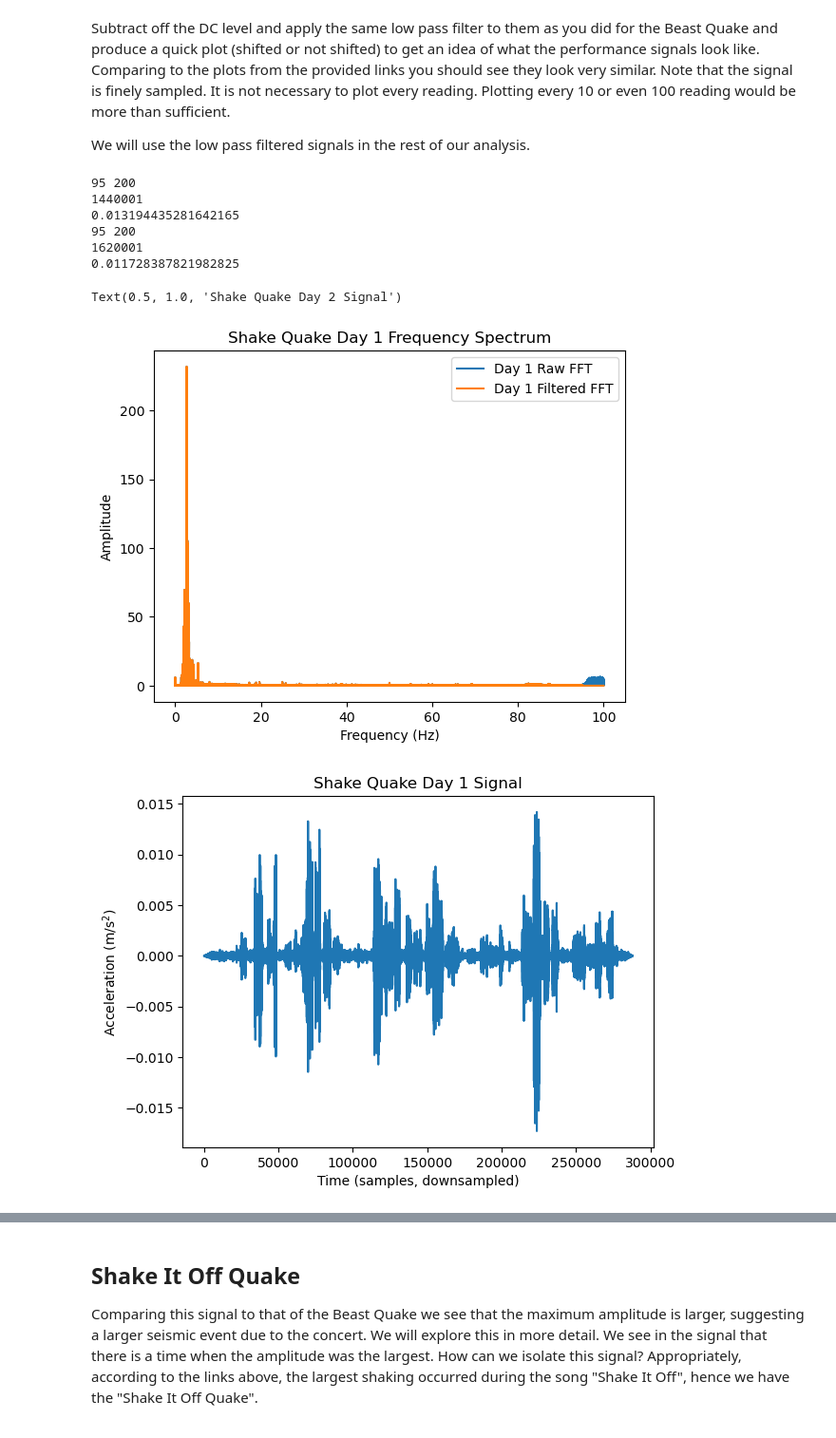
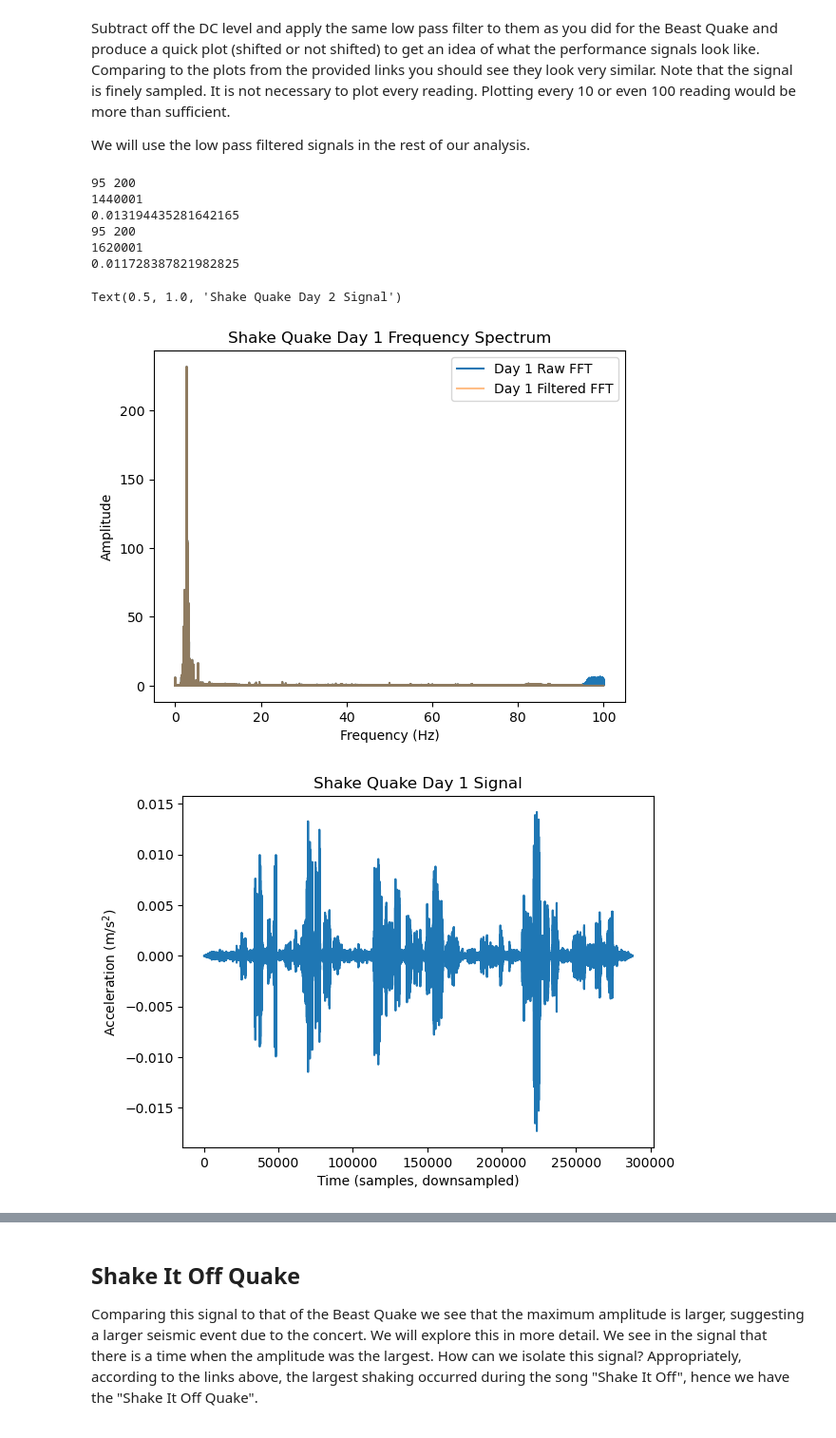
Before and after one commit to SerenaLynas/p250-spring-2026, a Jupyter notebook: labs/Lab10.ipynb, the cells around one changed output, grey strips where cells are left out. Shown at 95% size. Cells and saved outputs as stored; diff of their text form; code cells hidden in the pictures.

```diff
--- a/labs/Lab10.ipynb
+++ b/labs/Lab10.ipynb
@@ -229,7 +228,7 @@ def filter_signal(data, cutoff, fs):
     """
 
     raw = np.copy(data)
-    raw -= np.average(raw)
+    raw -= np.mean(raw)
     filtered_fft = np.fft.rfft(raw)
     freq = np.fft.rfftfreq(len(raw), 1/fs)
     filtered_fft[int(cutoff / (fs / 2) * len(filtered_fft)):] = 0
@@ -240,35 +239,35 @@ def filter_signal(data, cutoff, fs):
     return raw, filtered, freq, filtered_fft
 
 fs = 200
 sq1_raw, sq1, sq1_freq, sq1_fft = filter_signal(shake_quake1, 95, fs)
 plt.plot(sq1_freq, np.abs(np.fft.rfft(sq1_raw)), label="Day 1 Raw FFT")
-plt.plot(sq1_freq, np.abs(sq1_fft), label="Day 1 Filtered FFT")
+plt.plot(sq1_freq, np.abs(sq1_fft), alpha=0.5, label="Day 1 Filtered FFT")
 plt.xlabel("Frequency (Hz)")
 plt.ylabel("Amplitude")
 plt.title("Shake Quake Day 1 Frequency Spectrum")
 plt.legend()
 
 plt.figure()
 plt.plot(sq1[::10])
 plt.xlabel("Time (samples, downsampled)")
 plt.ylabel("Acceleration (m/s$^2$)")
 plt.title("Shake Quake Day 1 Signal")
 
 sq2_raw, sq2, sq2_freq, sq2_fft = filter_signal(shake_quake2, 95, fs)
 plt.figure()
 plt.plot(sq2[::10])
 plt.xlabel("Time (samples, downsampled)")
 plt.ylabel("Acceleration (m/s$^2$)")
 plt.title("Shake Quake Day 2 Signal")
 # %% [output]
 95 200
 1440001
 0.013194435281642165
 95 200
 1620001
 0.011728387821982825
 Text(0.5, 1.0, 'Shake Quake Day 2 Signal')
-[figure, old version]
+[figure, new version]
 [figure]
 [figure]
 # %% [markdown]
```
Also changed, not shown: parts of 4 cells of this notebook, 1 other file.
